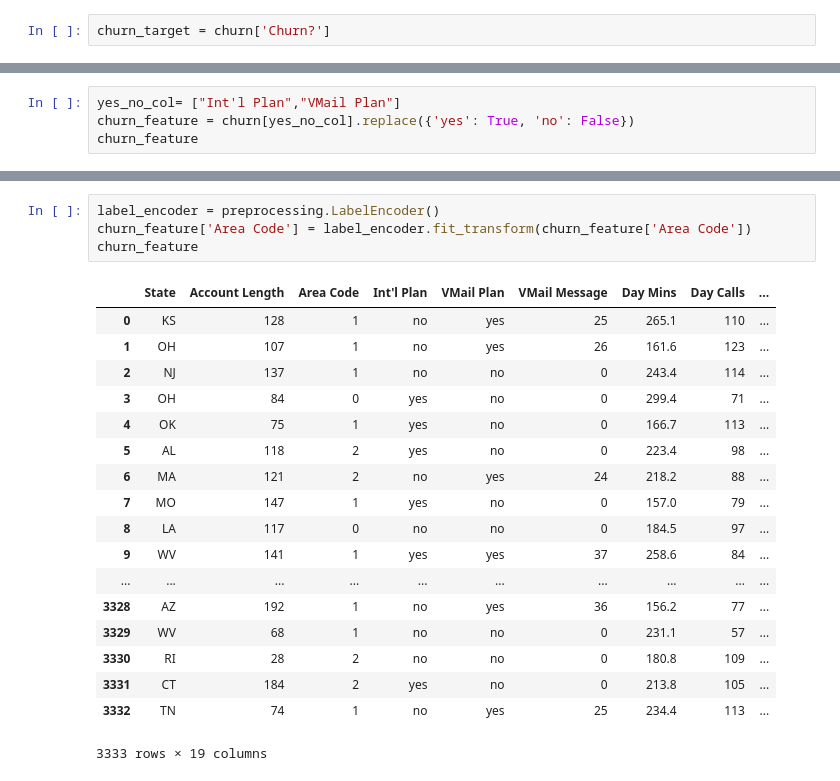
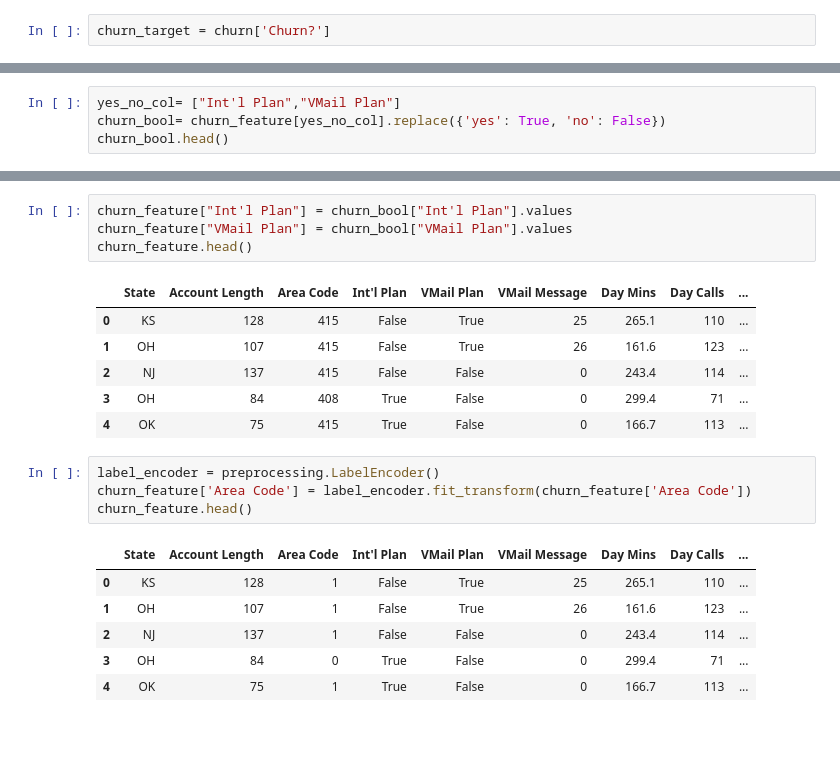
Before and after one commit to exrishu/iPython-exercises, a Jupyter notebook: Structure Data Classification/churn data analysis.ipynb, the cells around one changed output, grey strips where cells are left out. Cells and saved outputs as stored; diff of their text form; blank space fills up the shorter version.

```diff
--- a/Structure Data Classification/churn data analysis.ipynb
+++ b/Structure Data Classification/churn data analysis.ipynb
@@ -95,7 +90,7 @@ churn_categorical
 # %%
 yes_no_col= ["Int'l Plan","VMail Plan"]
-churn_feature = churn[yes_no_col].replace({'yes': True, 'no': False})
-churn_feature
+churn_bool= churn_feature[yes_no_col].replace({'yes': True, 'no': False})
+churn_bool.head()
 # %% [output]
 |  | Int'l Plan | VMail Plan |
 | 0 | False | True |
@@ -118,23 +101,22 @@ churn_feature
+# %%
+churn_feature["Int'l Plan"] = churn_bool["Int'l Plan"].values
+churn_feature["VMail Plan"] = churn_bool["VMail Plan"].values
+churn_feature.head()
+# %% [output]
+|  | State | Account Length | Area Code | Int'l Plan | VMail Plan | VMail Message | Day Mins | Day Calls | ... |
+| 0 | KS | 128 | 415 | False | True | 25 | 265.1 | 110 | ... |
+| 1 | OH | 107 | 415 | False | True | 26 | 161.6 | 123 | ... |
+| 2 | NJ | 137 | 415 | False | False | 0 | 243.4 | 114 | ... |
+| 3 | OH | 84 | 408 | True | False | 0 | 299.4 | 71 | ... |
+| 4 | OK | 75 | 415 | True | False | 0 | 166.7 | 113 | ... |
 # %%
 label_encoder = preprocessing.LabelEncoder()
 churn_feature['Area Code'] = label_encoder.fit_transform(churn_feature['Area Code'])
-churn_feature
+churn_feature.head()
 # %% [output]
 |  | State | Account Length | Area Code | Int'l Plan | VMail Plan | VMail Message | Day Mins | Day Calls | ... |
-| 0 | KS | 128 | 1 | no | yes | 25 | 265.1 | 110 | ... |
-| 1 | OH | 107 | 1 | no | yes | 26 | 161.6 | 123 | ... |
-| 2 | NJ | 137 | 1 | no | no | 0 | 243.4 | 114 | ... |
-| 3 | OH | 84 | 0 | yes | no | 0 | 299.4 | 71 | ... |
-| 4 | OK | 75 | 1 | yes | no | 0 | 166.7 | 113 | ... |
-| 5 | AL | 118 | 2 | yes | no | 0 | 223.4 | 98 | ... |
-| 6 | MA | 121 | 2 | no | yes | 24 | 218.2 | 88 | ... |
-| 7 | MO | 147 | 1 | yes | no | 0 | 157.0 | 79 | ... |
-| 8 | LA | 117 | 0 | no | no | 0 | 184.5 | 97 | ... |
-| 9 | WV | 141 | 1 | yes | yes | 37 | 258.6 | 84 | ... |
-| ... | ... | ... | ... | ... | ... | ... | ... | ... | ... |
-| 3328 | AZ | 192 | 1 | no | yes | 36 | 156.2 | 77 | ... |
-| 3329 | WV | 68 | 1 | no | no | 0 | 231.1 | 57 | ... |
-| 3330 | RI | 28 | 2 | no | no | 0 | 180.8 | 109 | ... |
-| 3331 | CT | 184 | 2 | yes | no | 0 | 213.8 | 105 | ... |
-| 3332 | TN | 74 | 1 | no | yes | 25 | 234.4 | 113 | ... |
+| 0 | KS | 128 | 1 | False | True | 25 | 265.1 | 110 | ... |
+| 1 | OH | 107 | 1 | False | True | 26 | 161.6 | 123 | ... |
+| 2 | NJ | 137 | 1 | False | False | 0 | 243.4 | 114 | ... |
+| 3 | OH | 84 | 0 | True | False | 0 | 299.4 | 71 | ... |
+| 4 | OK | 75 | 1 | True | False | 0 | 166.7 | 113 | ... |
-3333 rows × 19 columns
```
Also changed, not shown: parts of 4 cells of this notebook.
